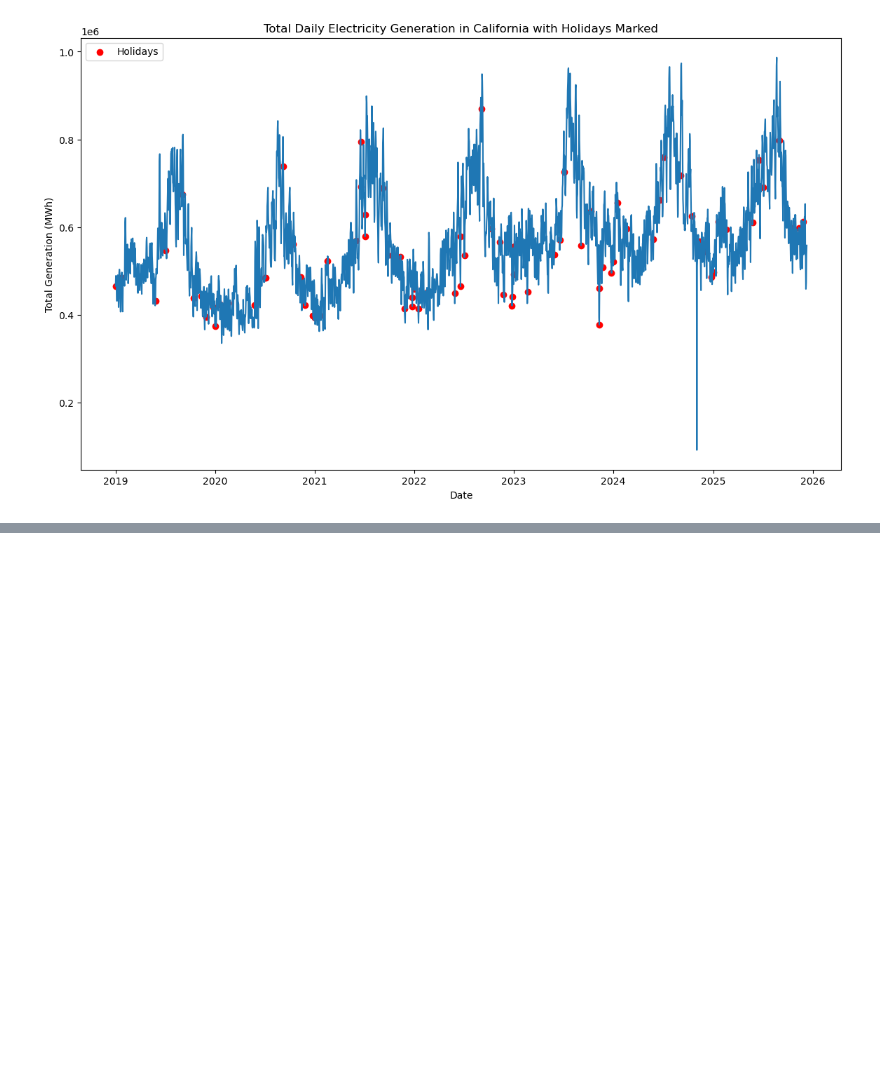
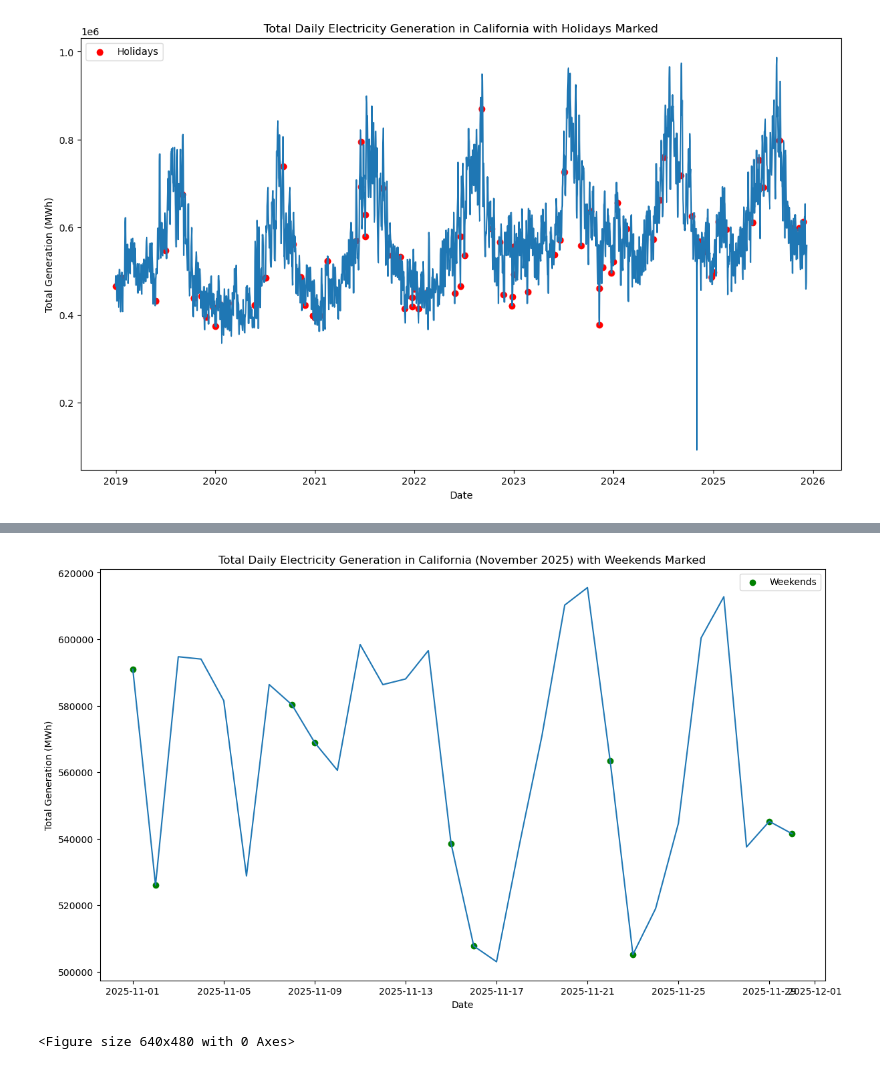
Before and after one commit to Jibu24/Energy_Demand_Forecasting, a Jupyter notebook: Notebooks/EDA_1.ipynb, the cells around one changed output, grey strips where cells are left out. Saved outputs shown, nothing was run; the diff lists cells and outputs as text; code cells hidden in the pictures; blank space fills up the shorter version.

```diff
--- a/Notebooks/EDA_1.ipynb
+++ b/Notebooks/EDA_1.ipynb
@@ -294,0 +313,18 @@ plt.show()
+# %%
+# Plot the daily total generation for the month of november 2025 with is weekend markers
+plt.figure(figsize=(14, 8))
+sns.lineplot(data=daily_total[(daily_total.index.year == 2025) & (daily_total.index.month == 11)],
+             x=daily_total.index[(daily_total.index.year == 2025) & (daily_total.index.month == 11)],
+             y='total_value')
+plt.scatter(daily_total.index[(daily_total.index.year == 2025) & (daily_total.index.month == 11) & (daily_total.index.weekday >= 5)],
+            daily_total['total_value'][(daily_total.index.year == 2025) & (daily_total.index.month == 11) & (daily_total.index.weekday >= 5)],
+            color='green', label='Weekends')
+plt.title('Total Daily Electricity Generation in California (November 2025) with Weekends Marked')
+plt.xlabel('Date')
+plt.ylabel('Total Generation (MWh)')
+plt.legend()
+plt.show()
+plt.savefig('../Images/california_total_generation_november_2025_weekends.png')
+# %% [output]
+[figure, added]
+<Figure size 640x480 with 0 Axes>
```
Also changed, not shown: parts of 3 cells of this notebook, 3 other files.
